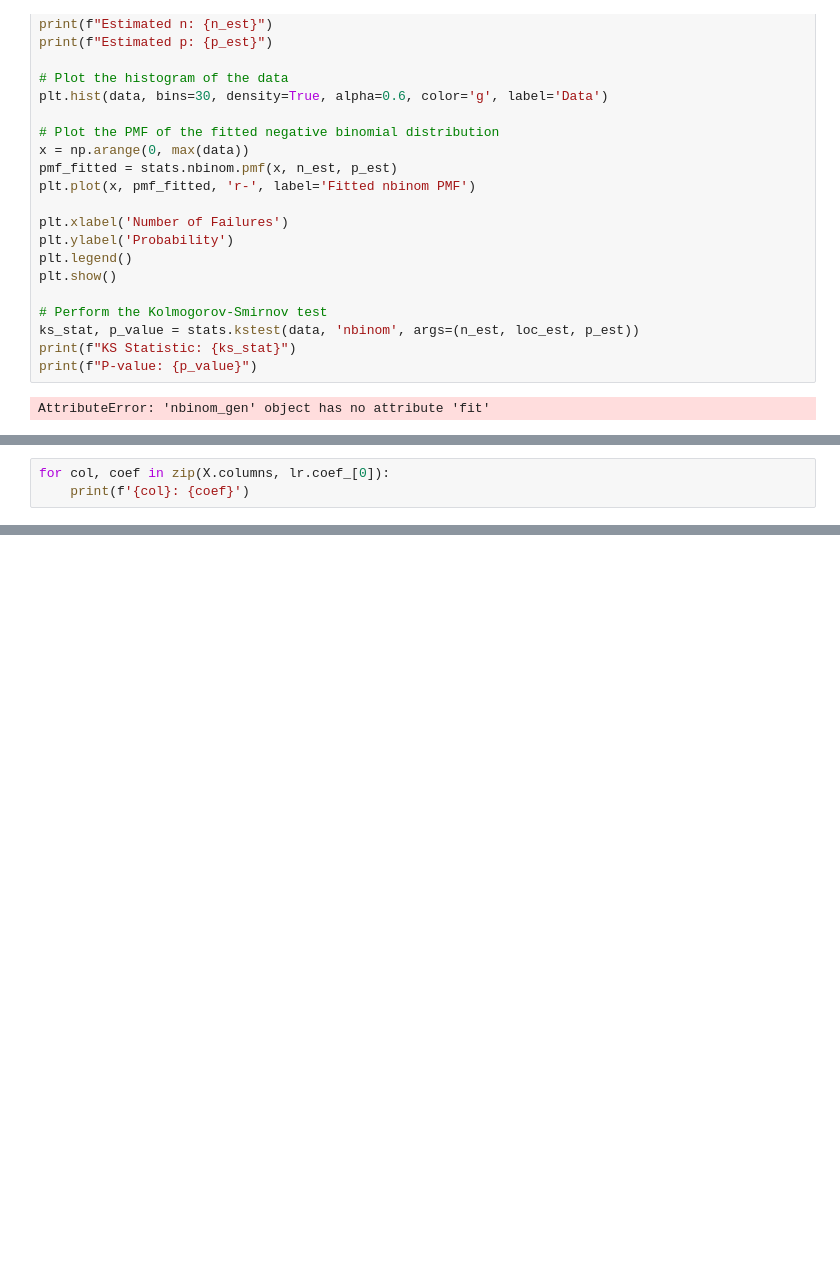
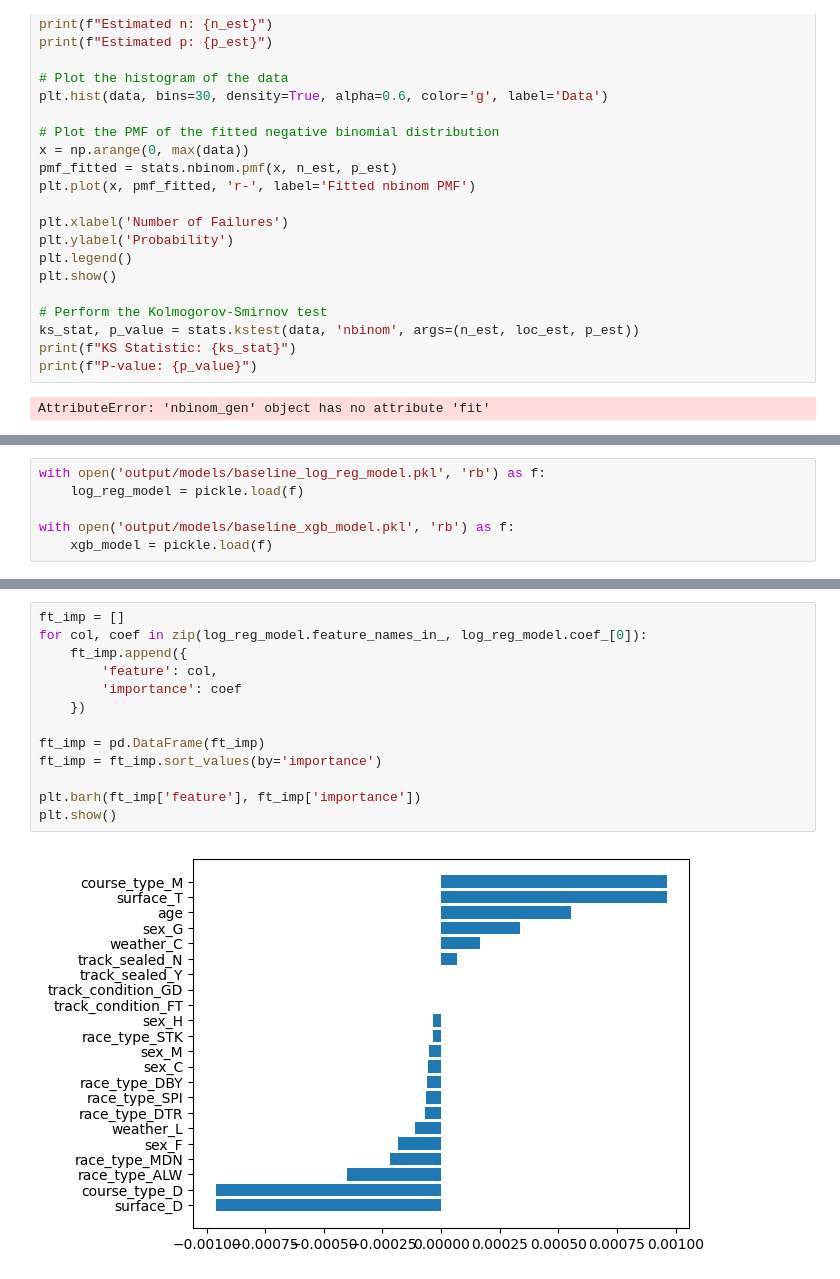
Before and after one commit to jhull40/hisa-trainer-injury, a Jupyter notebook: src/testing.ipynb, the cells around one changed output, grey strips where cells are left out. Saved outputs shown, nothing was run; the diff lists cells and outputs as text; blank space fills up the shorter version.

Commit message:
finished baseline and shap

```diff
--- a/src/testing.ipynb
+++ b/src/testing.ipynb
@@ -596,3 +300,0 @@ lr.score(X,y)
-# %%
-for col, coef in zip(X.columns, lr.coef_[0]):
-    print(f'{col}: {coef}')
@@ -761,0 +315,6 @@ Name: sex, dtype: float64
+# %%
+with open('output/models/baseline_log_reg_model.pkl', 'rb') as f:
+    log_reg_model = pickle.load(f)
+
+with open('output/models/baseline_xgb_model.pkl', 'rb') as f:
+    xgb_model = pickle.load(f)
@@ -761,0 +326,15 @@ Name: sex, dtype: float64
+# %%
+ft_imp = []
+for col, coef in zip(log_reg_model.feature_names_in_, log_reg_model.coef_[0]):
+    ft_imp.append({
+        'feature': col,
+        'importance': coef
+    })
+
+ft_imp = pd.DataFrame(ft_imp)
+ft_imp = ft_imp.sort_values(by='importance')
+
+plt.barh(ft_imp['feature'], ft_imp['importance'])
+plt.show()
+# %% [output]
+[figure, added]
```
Also changed, not shown: parts of 69 cells of this notebook, 10 other files.
